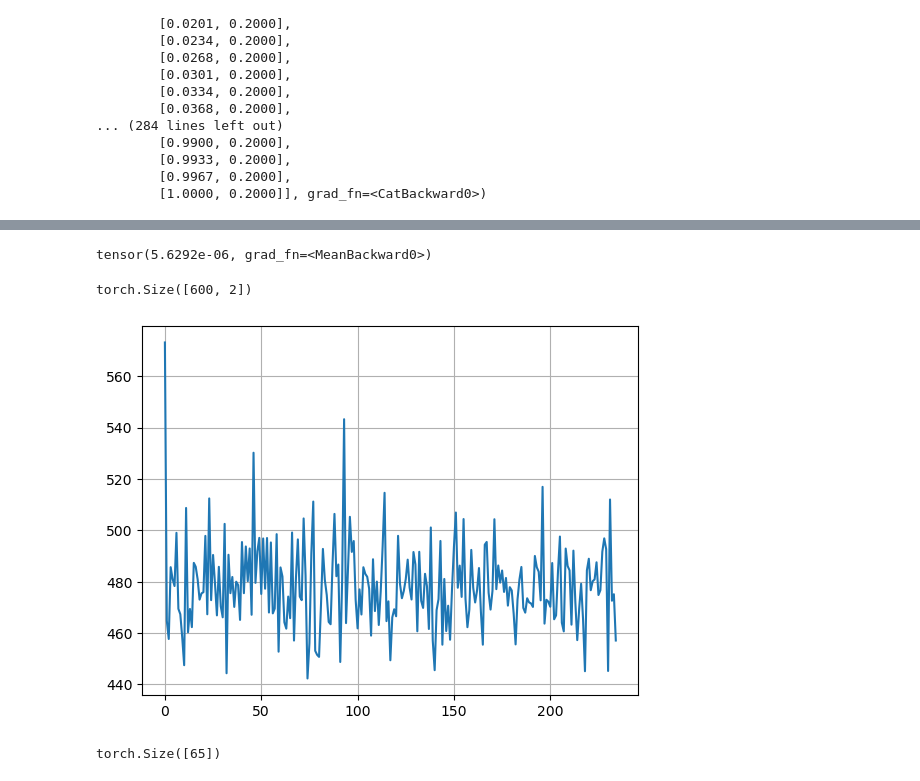
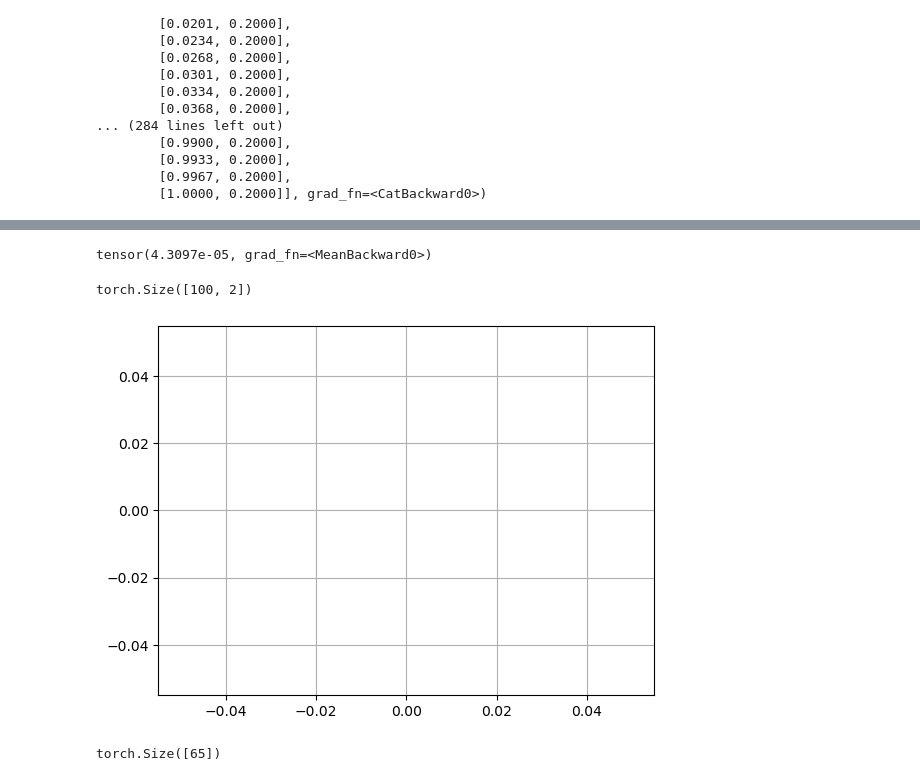
Before and after one commit to abhijeetmangela/Cylender_flow_ML, a Jupyter notebook: Burgers Equation/Model2.ipynb, the cells around one changed output, grey strips where cells are left out. Saved outputs shown, nothing was run; the diff lists cells and outputs as text; code cells hidden in the pictures.

```diff
--- a/Burgers Equation/Model2.ipynb
+++ b/Burgers Equation/Model2.ipynb
@@ -18,11 +18,13 @@ mu = torch.tensor(0.01)
 class DeepONet(nn.Module):
     def __init__(self):
         super(DeepONet,self).__init__()
-        self.Branch_L1 = nn.Linear(100,20)
-        self.Branch_L2 = nn.Linear(20,20)
-        self.Branch_L3 = nn.Linear(20,20)
-        self.Branch_L4 = nn.Linear(20,20)
-        self.Branch_L5 = nn.Linear(20,100)
+        self.Branch_L1 = nn.Linear(100,100)
+        self.Branch_L2 = nn.Linear(100,100)
+        self.Branch_L3 = nn.Linear(100,100)
+        self.Branch_L4 = nn.Linear(100,100)
+        self.Branch_L5 = nn.Linear(100,100)
+        self.Branch_L6 = nn.Linear(100,100)
+        self.Branch_L7 = nn.Linear(100,100)
 
         self.Trunk_L1 = nn.Linear(2,20)
         self.Trunk_L2 = nn.Linear(20,20)
@@ -36,7 +38,9 @@ class DeepONet(nn.Module):
         b = F.tanh(self.Branch_L2(b))
         b = F.tanh(self.Branch_L3(b))
         b = F.tanh(self.Branch_L4(b))
-        b = self.Branch_L5(b)
+        b = F.tanh(self.Branch_L5(b))
+        b = F.tanh(self.Branch_L6(b))
+        b = self.Branch_L7(b)
 
         tr = F.tanh(self.Trunk_L1(x_loc_and_time))
         tr = F.tanh(self.Trunk_L2(tr))
@@ -83,10 +87,10 @@ y,_,_,_ = dataset_data.__getitem__(1)
 #plt.plot(y)
 #plt.grid()
 # %%
-train_size = int(0.7*dataset_data.__len__())
+train_size = int(0.6*dataset_data.__len__())
 test_size = dataset_data.__len__() - train_size
 
-batch_size = test_size
+batch_size = 500
 
 Burger_train_data , Burger_test_data = torch.utils.data.random_split(Data(),[train_size,test_size])
 
@@ -96,14 +104,14 @@ data_iter = iter(train_loader)
 data = data_iter.__next__()
 Init_val , x_loc, time, y_value = data
 # %%
-num_epoch = 10000
+num_epoch = 10
 total_samples = len(train_loader)
 n_iterations = math.ceil(total_samples/300)
 print(total_samples,n_iterations)
-learning_rate = 0.01
+learning_rate = 0.0000001
 
 criterion = nn.MSELoss()
-optimiser = torch.optim.SGD(model.parameters(), lr=0.00001)
+optimiser = torch.optim.Adam(model.parameters(), lr=0.00001)
 
 loss_rec = []
 # %% [output]
@@ -229,12 +217,12 @@ for epoch in range(num_epoch):
         Outputs = model(input1,input2)
 
         input2_BC1 = torch.cat((torch.zeros(input_time.size(0),1),input_time),-1).to(device)
-        target_BC1 = torch.zeros(input_time.size(0))
+        target_BC1 = torch.zeros(input_time.size(0),device=device)#.to(device)
         predicted_BC1 = model(input1,input2_BC1)
         loss_BC1 = torch.mean((predicted_BC1-target_BC1)**2)
 
         input2_BC2 = torch.cat((torch.ones(input_time.size(0),1),input_time),-1).to(device)
-        target_BC2 = torch.zeros(input_time.size(0))
+        target_BC2 = torch.zeros(input_time.size(0),device=device) #.to(device)
         predicted_BC2 = model(input1,input2_BC2)
         loss_BC2 = torch.mean((predicted_BC2-target_BC2)**2)
 
@@ -242,13 +230,15 @@ for epoch in range(num_epoch):
 
         #Physics_loss = torch.mean()
 
-        loss = criterion(Outputs,Actual_y) # + 1000*(loss_BC1 + loss_BC2)
-        optimiser.zero_grad()
+        loss = criterion(Outputs.unsqueeze(-1),Actual_y)  + 1000*(loss_BC1 + loss_BC2)
+
         loss.backward()
         optimiser.step()
-
+        optimiser.zero_grad()
         loss_rec.append(loss.item())
 
         if (i+1) % 10 ==0:
             print(f'Epoch [{epoch+1}/{num_epoch}] , Step [{i+1}/{total_samples}] , Loss: {loss.item():.16f}')
+            #y_locations_test = model(input1[1],input2_physics)
+            #plt.plot(x_locations.detach().numpy(),y_locations_test.detach().numpy())
 # %% [output]
@@ -319,18 +327,18 @@ predicted_BC1 = model(input1,input2_BC1)
 loss_BC1 = torch.mean((predicted_BC1-target_BC1)**2)
 loss_BC1
 # %% [output]
-tensor(5.6292e-06, grad_fn=<MeanBackward0>)
+tensor(4.3097e-05, grad_fn=<MeanBackward0>)
 # %%
 #loss_BC_0 = torch.mean()
 # %%
 input2.size()
 # %% [output]
-torch.Size([600, 2])
+torch.Size([100, 2])
 # %%
-plt.plot(loss_rec)
+plt.plot(loss_rec[1000:])
 plt.grid()
 # %% [output]
-[figure, old version]
+[figure, new version]
 # %%
 # model(y,torch.tensor([0,0]))
 # %%
```
Also changed, not shown: parts of 17 cells of this notebook, 2 other files.
